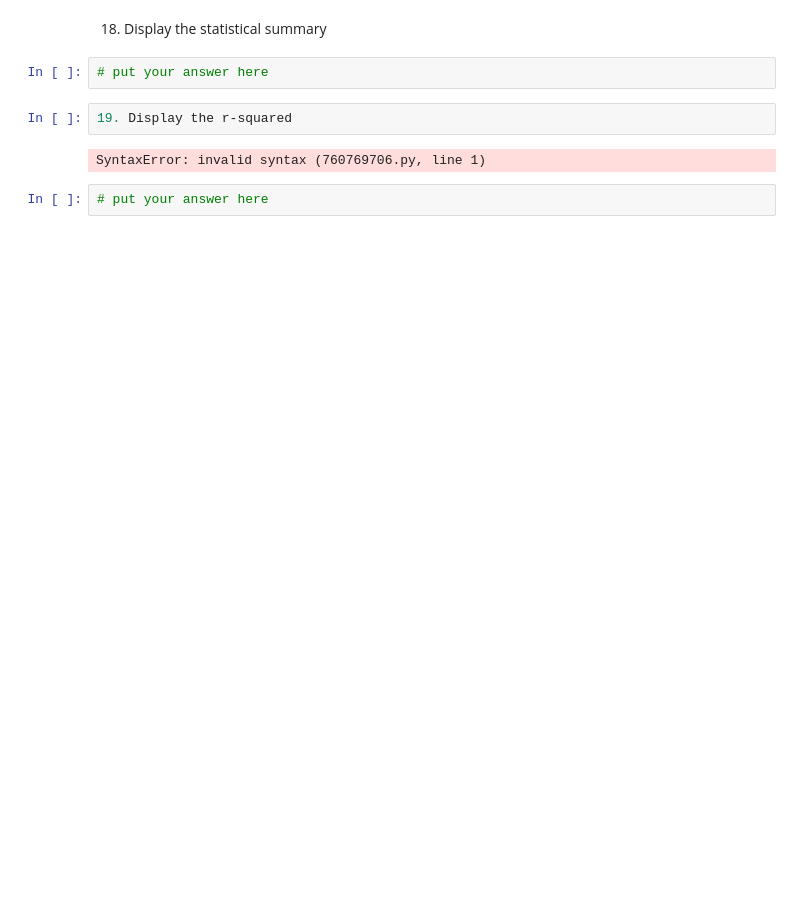
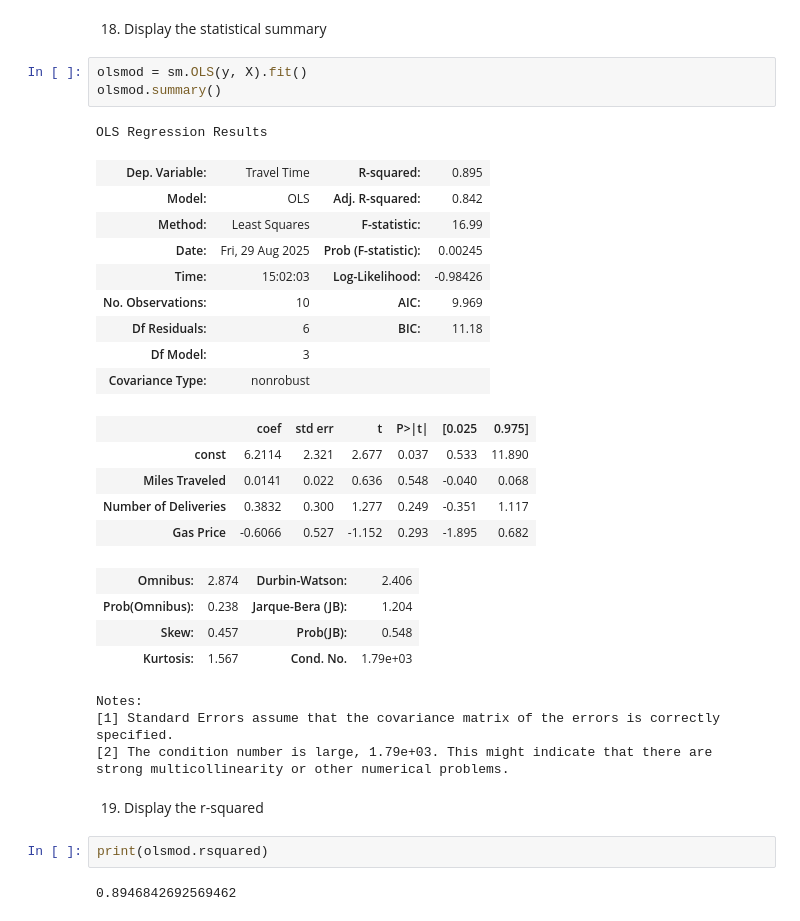
Before and after one commit to xRomory/CCMACLRL_EXERCISES_COM231ML, a Jupyter notebook: exercise_2b/DEVERA_COM231_Exercise2b.ipynb, the cells around one changed output. Saved outputs shown, nothing was run; the diff lists cells and outputs as text; blank space fills up the shorter version.

```diff
--- a/exercise_2b/DEVERA_COM231_Exercise2b.ipynb
+++ b/exercise_2b/DEVERA_COM231_Exercise2b.ipynb
@@ -240,10 +243,35 @@ print('Coefficients:', mlr_model.coef_)
 # %% [markdown]
 18. Display the statistical summary
-# %%
-# put your answer here
-# %%
-19. Display the r-squared
-# %% [output]
-SyntaxError: invalid syntax (760769706.py, line 1)
-# %%
-# put your answer here
+# %%
+olsmod = sm.OLS(y, X).fit()
+olsmod.summary()
+# %% [output]
+OLS Regression Results
+| Dep. Variable: | Travel Time | R-squared: | 0.895 |
+| Model: | OLS | Adj. R-squared: | 0.842 |
+| Method: | Least Squares | F-statistic: | 16.99 |
+| Date: | Fri, 29 Aug 2025 | Prob (F-statistic): | 0.00245 |
+| Time: | 15:02:03 | Log-Likelihood: | -0.98426 |
+| No. Observations: | 10 | AIC: | 9.969 |
+| Df Residuals: | 6 | BIC: | 11.18 |
+| Df Model: | 3 |  |  |
+| Covariance Type: | nonrobust |  |  |
+|  | coef | std err | t | P>|t| | [0.025 | 0.975] |
+| const | 6.2114 | 2.321 | 2.677 | 0.037 | 0.533 | 11.890 |
+| Miles Traveled | 0.0141 | 0.022 | 0.636 | 0.548 | -0.040 | 0.068 |
+| Number of Deliveries | 0.3832 | 0.300 | 1.277 | 0.249 | -0.351 | 1.117 |
+| Gas Price | -0.6066 | 0.527 | -1.152 | 0.293 | -1.895 | 0.682 |
+| Omnibus: | 2.874 | Durbin-Watson: | 2.406 |
+| Prob(Omnibus): | 0.238 | Jarque-Bera (JB): | 1.204 |
+| Skew: | 0.457 | Prob(JB): | 0.548 |
+| Kurtosis: | 1.567 | Cond. No. | 1.79e+03 |
+Notes:
+[1] Standard Errors assume that the covariance matrix of the errors is correctly specified.
+[2] The condition number is large, 1.79e+03. This might indicate that there are
+strong multicollinearity or other numerical problems.
+# %% [markdown]
+19. Display the r-squared
+# %%
+print(olsmod.rsquared)
+# %% [output]
+0.8946842692569462
```
Also changed, not shown: parts of 1 cell of this notebook.
